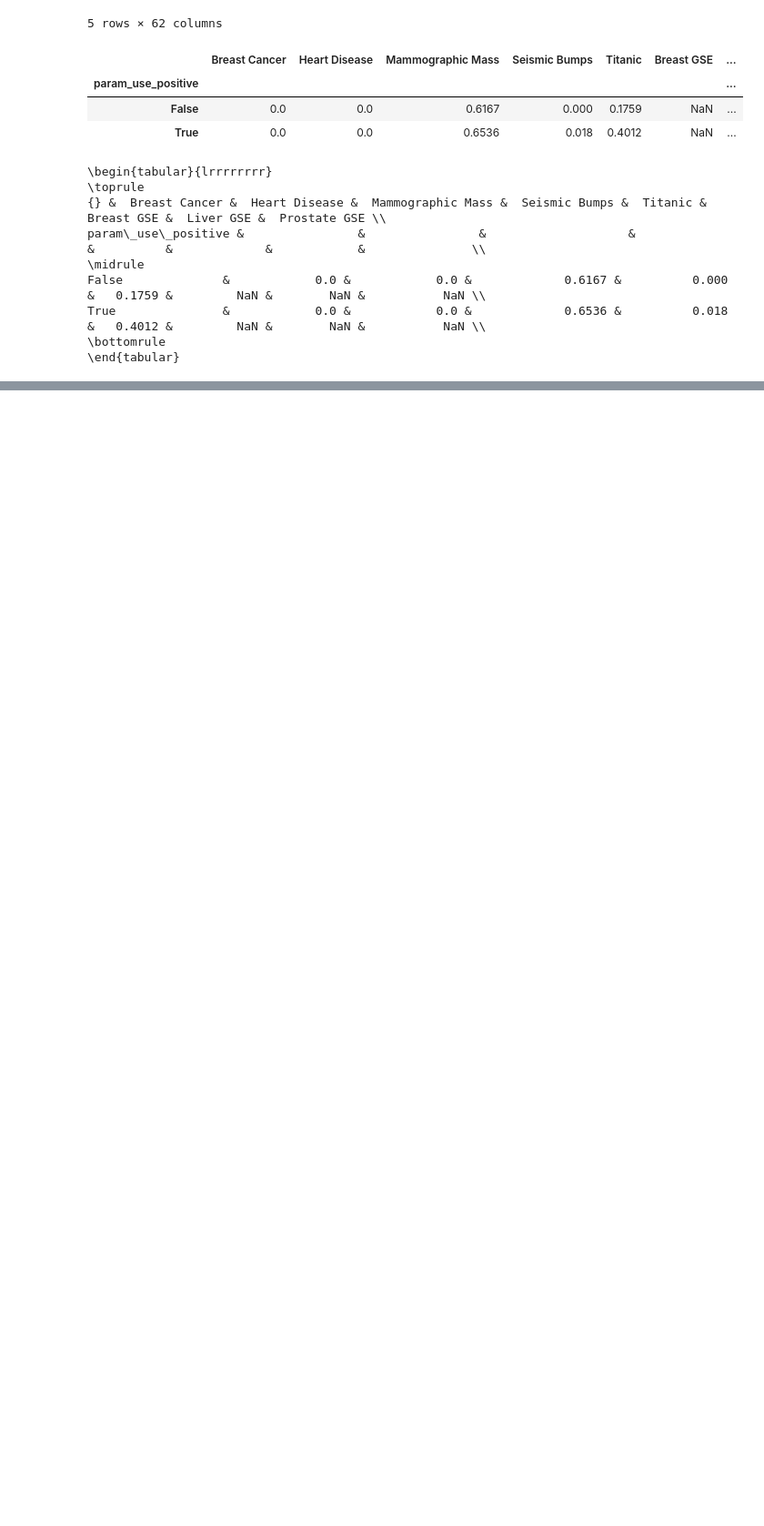
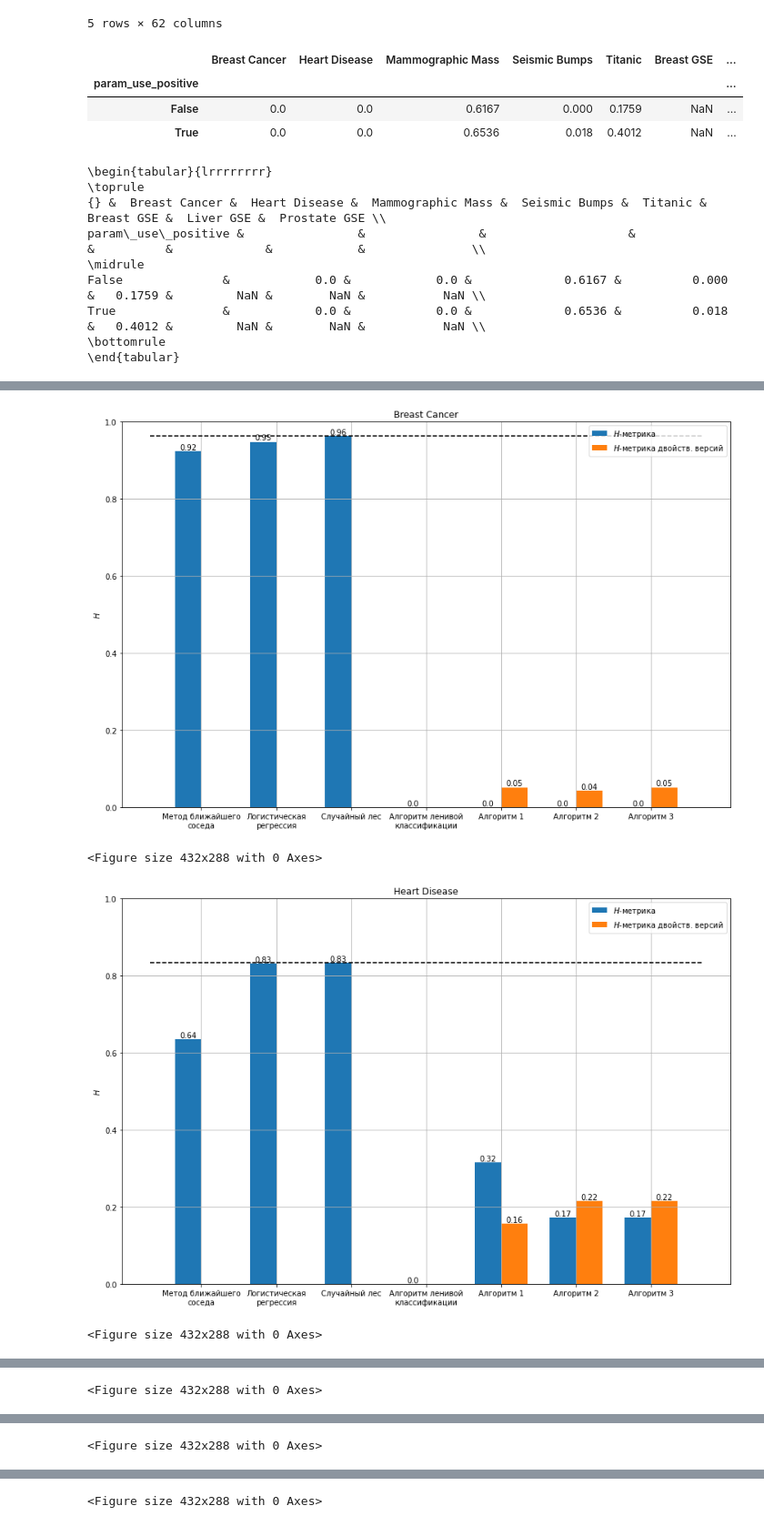
Before and after one commit to D-Sokol/lazy-pattern-classifier, a Jupyter notebook: main.ipynb, the cells around one changed output, grey strips where cells are left out. Shown: that part at 91% size. Drawn from its saved outputs; the diff is of its cells as text; code cells hidden in the pictures; blank space fills up the shorter version.

Commit message:
Add plots for H-metric.

```diff
--- a/main.ipynb
+++ b/main.ipynb
@@ -133,0 +146,54 @@ True               &            0.0 &            0.0 &             0.6536 &
+# %%
+labels = list(data.keys())
+# %%
+datasets = ['Breast Cancer', 'Heart Disease', 'Mammographic Mass', 'Seismic Bumps',
+        'Titanic',]
+# %%
+frames = {
+    name: pd.read_csv(
+        os.path.join(data_['path'], 'h_value.csv'),
+        index_col=list(range(data_['n_params'])),
+    )
+    for name, data_ in data.items()
+}
+# %%
+def get_h_values(series):
+    if isinstance(series.index, pd.MultiIndex) and series.index.names[0] == 'param_use_positive':
+        mask = series.index.codes[0].values().astype(bool)
+        return series[mask].max(), series[~mask].max()
+    else:
+        return (series.max(), 0)
+# %%
+x = np.arange(len(labels))
+width = 0.35
+
+for dataset in datasets:
+    h_values = [get_h_values(frame[dataset]) for frame in frames.values()]
+    h_values, h_values_dual = zip(*h_values)
+
+    plt.figure(figsize=(12,8))
+    rects1 = plt.bar(x - width/2, h_values, width, label='$H$-метрика')
+    rects2 = plt.bar(x + width/2, h_values_dual, width, label='$H$-метрика двойств. версий')
+
+    for i, (h1, h2) in enumerate(zip(h_values, h_values_dual)):
+        plt.text(i-width/2, h1, str(h1.round(2)), va='bottom', ha='center')
+        if h2 != 0:
+            plt.text(i+width/2, h2, str(h2.round(2)), va='bottom', ha='center')
+
+    plt.ylabel('$H$')
+    plt.ylim(0, 1)
+    plt.title(dataset)
+    plt.xticks(x, labels)
+    plt.legend()
+    plt.grid()
+    plt.hlines(max(max(h_values), max(h_values_dual)), *plt.xlim(), 'k', linestyles='--')
+
+    plt.gcf().tight_layout()
+    plt.savefig(dataset + '.pdf')
+    plt.show()
+    plt.clf()
+# %% [output]
+[figure, added]
+<Figure size 432x288 with 0 Axes>
+[figure, added]
+<Figure size 432x288 with 0 Axes>
@@ -133,0 +201 @@ True               &            0.0 &            0.0 &             0.6536 &
+<Figure size 432x288 with 0 Axes>
@@ -133,0 +203 @@ True               &            0.0 &            0.0 &             0.6536 &
+<Figure size 432x288 with 0 Axes>
@@ -133,0 +205 @@ True               &            0.0 &            0.0 &             0.6536 &
+<Figure size 432x288 with 0 Axes>
```
Also changed, not shown: parts of 4 cells of this notebook, 1 other file.
